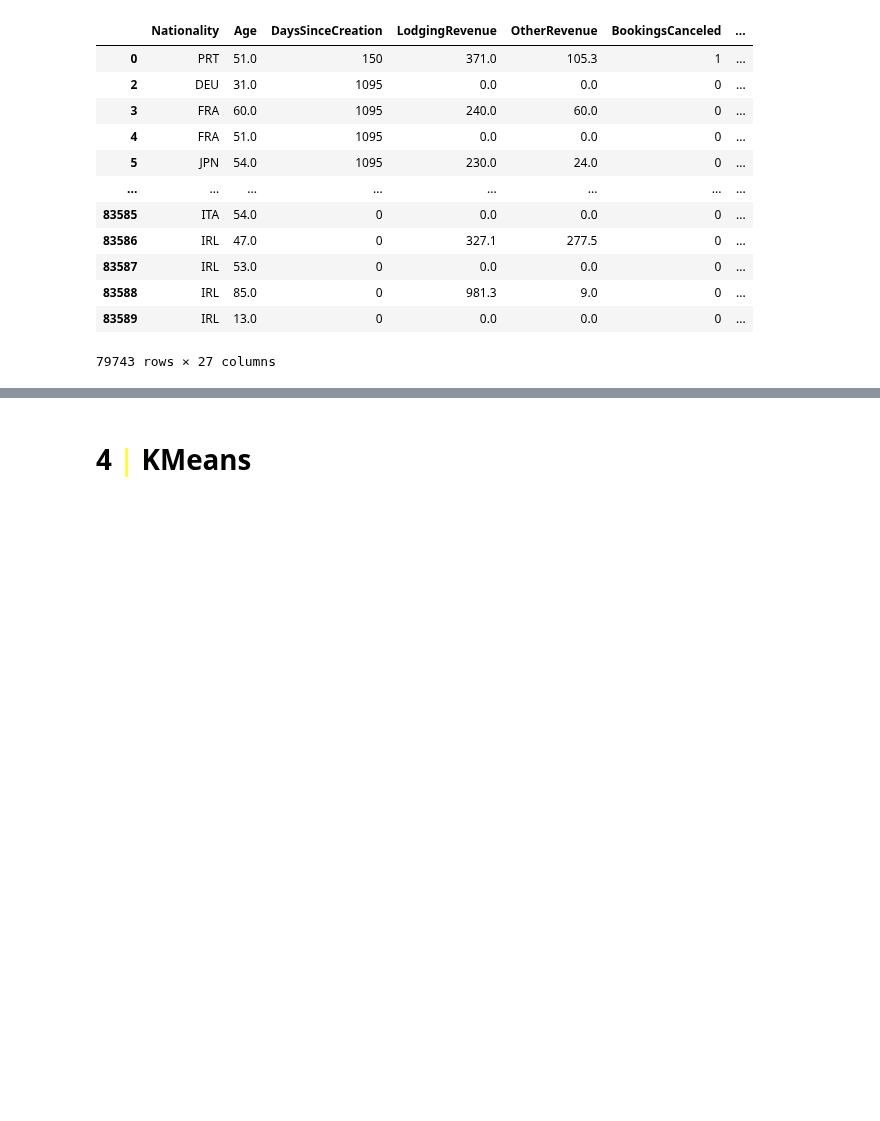
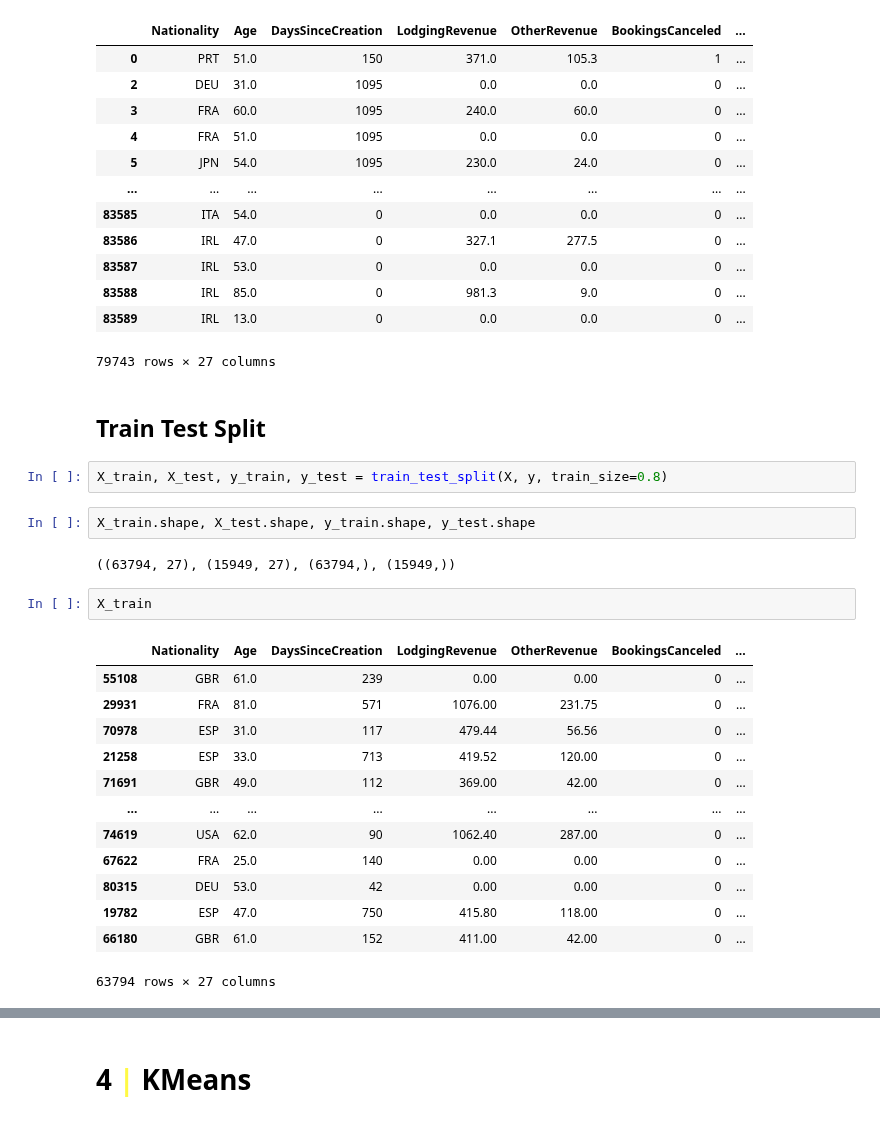
Before and after one commit to iremirezdeganuza72/Cohort_Analysis, a Jupyter notebook: Cohort analysis and segmentation.ipynb, the cells around one changed output, grey strips where cells are left out. Cells and saved outputs as stored; diff of their text form; blank space fills up the shorter version.

Commit message:
Realizando Train Test split

```diff
--- a/Cohort analysis and segmentation.ipynb
+++ b/Cohort analysis and segmentation.ipynb
@@ -381,3 +388,27 @@ X
 | 83588 | IRL | 85.0 | 0 | 981.3 | 9.0 | 0 | ... |
 | 83589 | IRL | 13.0 | 0 | 0.0 | 0.0 | 0 | ... |
 79743 rows × 27 columns
+# %% [markdown]
+## Train Test Split
+# %%
+X_train, X_test, y_train, y_test = train_test_split(X, y, train_size=0.8)
+# %%
+X_train.shape, X_test.shape, y_train.shape, y_test.shape
+# %% [output]
+((63794, 27), (15949, 27), (63794,), (15949,))
+# %%
+X_train
+# %% [output]
+|  | Nationality | Age | DaysSinceCreation | LodgingRevenue | OtherRevenue | BookingsCanceled | ... |
+| 55108 | GBR | 61.0 | 239 | 0.00 | 0.00 | 0 | ... |
+| 29931 | FRA | 81.0 | 571 | 1076.00 | 231.75 | 0 | ... |
+| 70978 | ESP | 31.0 | 117 | 479.44 | 56.56 | 0 | ... |
+| 21258 | ESP | 33.0 | 713 | 419.52 | 120.00 | 0 | ... |
+| 71691 | GBR | 49.0 | 112 | 369.00 | 42.00 | 0 | ... |
+| ... | ... | ... | ... | ... | ... | ... | ... |
+| 74619 | USA | 62.0 | 90 | 1062.40 | 287.00 | 0 | ... |
+| 67622 | FRA | 25.0 | 140 | 0.00 | 0.00 | 0 | ... |
+| 80315 | DEU | 53.0 | 42 | 0.00 | 0.00 | 0 | ... |
+| 19782 | ESP | 47.0 | 750 | 415.80 | 118.00 | 0 | ... |
+| 66180 | GBR | 61.0 | 152 | 411.00 | 42.00 | 0 | ... |
+63794 rows × 27 columns
```
Also changed, not shown: parts of 6 cells of this notebook.
